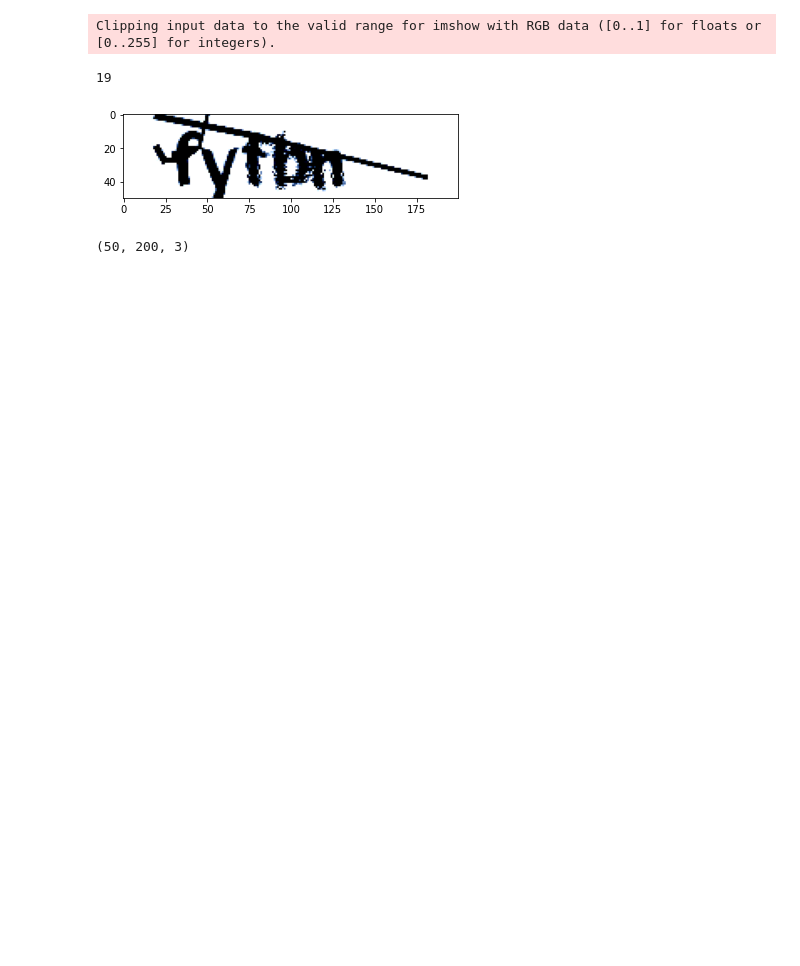
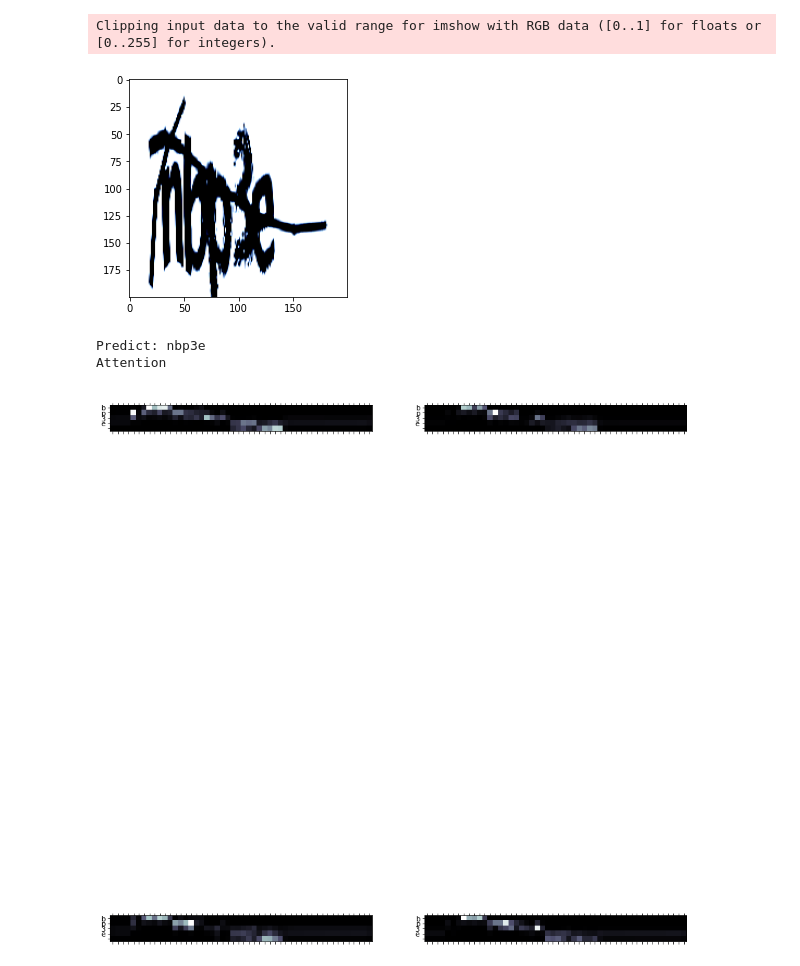
Before and after one commit to dinhhungitsoft/captcha_transformer, a Jupyter notebook: src/view_data.ipynb, the cells around one changed output. Drawn from its saved outputs; the diff is of its cells as text; code cells hidden in the pictures; blank space fills up the shorter version.

```diff
--- a/src/view_data.ipynb
+++ b/src/view_data.ipynb
@@ -12,34 +15,26 @@ import dataset
 %matplotlib inline
-# %%
-image_files = glob.glob(os.path.join("/home/hung/learn/pytorch/ctc/data/captcha_images_v2", "*.png"))
-
-# Get labels
-targets_orig = [x.split("/")[-1][:-4] for x in image_files]
-targets = [[c for c in x] for x in targets_orig]
-
-targets_flat = [c for char_arr in targets for c in char_arr]
-lbl_encoder = preprocessing.LabelEncoder()
-lbl_encoder.fit(targets_flat)
-
-targets_enc = [lbl_encoder.transform(char_array) for char_array in targets]
-targets_enc = np.array(targets_enc) + 1
-
-# print(targets)
-print(len(np.unique(targets_flat)))
-
-(train_imgs, test_imgs, train_targets, test_targets, train_orig_targets, test_orig_targets) = model_selection.train_test_split(
-    image_files, targets_enc, targets_orig, test_size=0.1, random_state=42)
-
-train_dataset = dataset.CaptchaDataset(train_imgs, train_targets, resize=(config.IMAGE_HEIGHT, config.IMAGE_WIDTH))
-
-img = train_dataset[0]["images"].numpy().transpose(1,2,0)
-plt.imshow(img)
-plt.show()
-# %% [output]
-Clipping input data to the valid range for imshow with RGB data ([0..1] for floats or [0..255] for integers).
-19
-[figure, removed]
-# %%
-img.shape
-# %% [output]
-(50, 200, 3)
+# %%
+train_loader, test_loader, lbl_encoder, test_orig_targets = utils.prepare_data()
+model = build_model("/home/hung/learn/pytorch/captcha_trainsformer/weights/model_326.pt")
+# %%
+
+data = next(iter(test_loader))
+img1 = data["images"].squeeze(0).numpy().transpose(1,2,0)
+img = data["images"]
+lbl = data["raw_targets"][0]
+lbl = lbl.replace("<", "")
+lbl = lbl.replace(">", "")
+
+plt.imshow(img1)
+plt.show()
+
+res, att = predict(img, model, lbl_encoder, "cpu", 5, lbl)
+print(f"Predict: {res}")
+print("Attention")
+utils.display_attention(res, att)
+# %% [output]
+Clipping input data to the valid range for imshow with RGB data ([0..1] for floats or [0..255] for integers).
+[figure, added]
+Predict: nbp3e
+Attention
+[figure, added]
```
Also changed, not shown: parts of 2 cells of this notebook, 3 other files.
